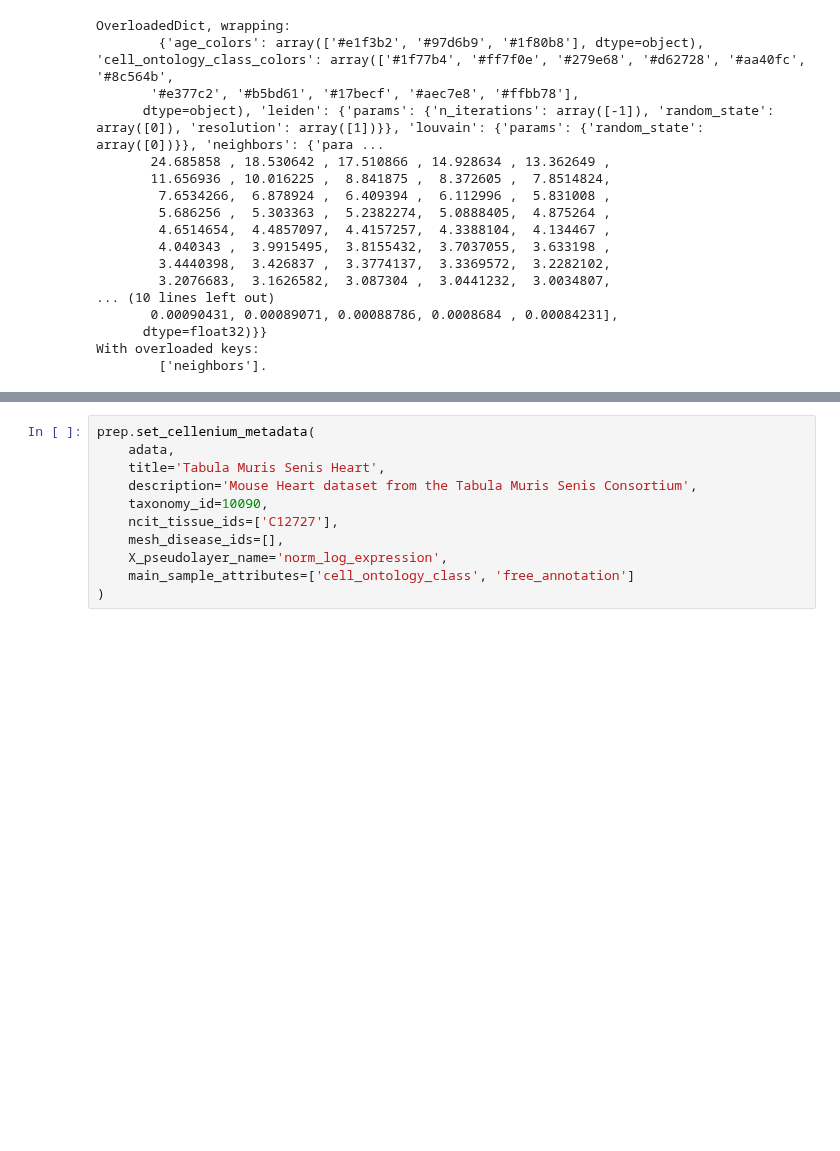
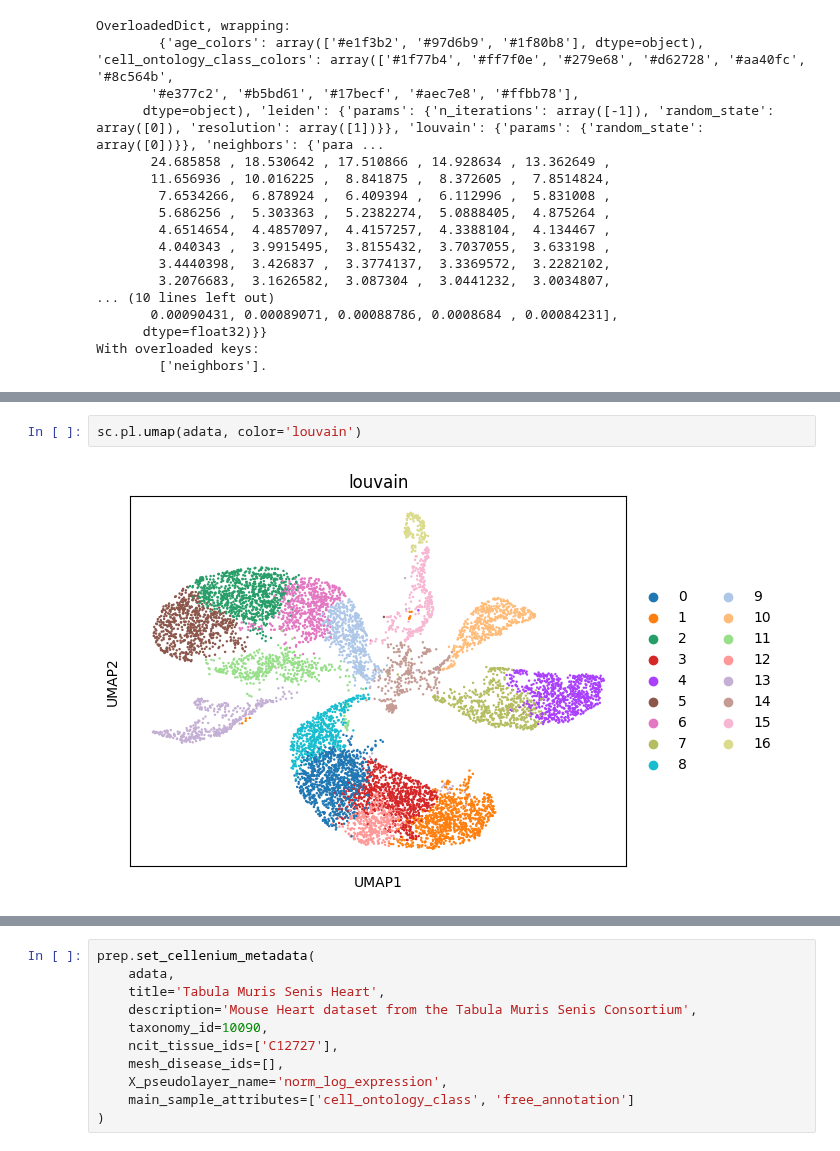
Before and after one commit to Bayer-Group/cellenium, a Jupyter notebook: data_import/public_data/tabula_muris_senis_heart.ipynb, the cells around one changed output, grey strips where cells are left out. Cells and saved outputs as stored; diff of their text form; blank space fills up the shorter version.

```diff
--- a/data_import/public_data/tabula_muris_senis_heart.ipynb
+++ b/data_import/public_data/tabula_muris_senis_heart.ipynb
@@ -87,0 +90,4 @@ sc.pl.umap(adata, color='cell_ontology_class')
+# %%
+sc.pl.umap(adata, color='louvain')
+# %% [output]
+[figure, added]
```
Also changed, not shown: parts of 7 cells of this notebook, 3 other files.
